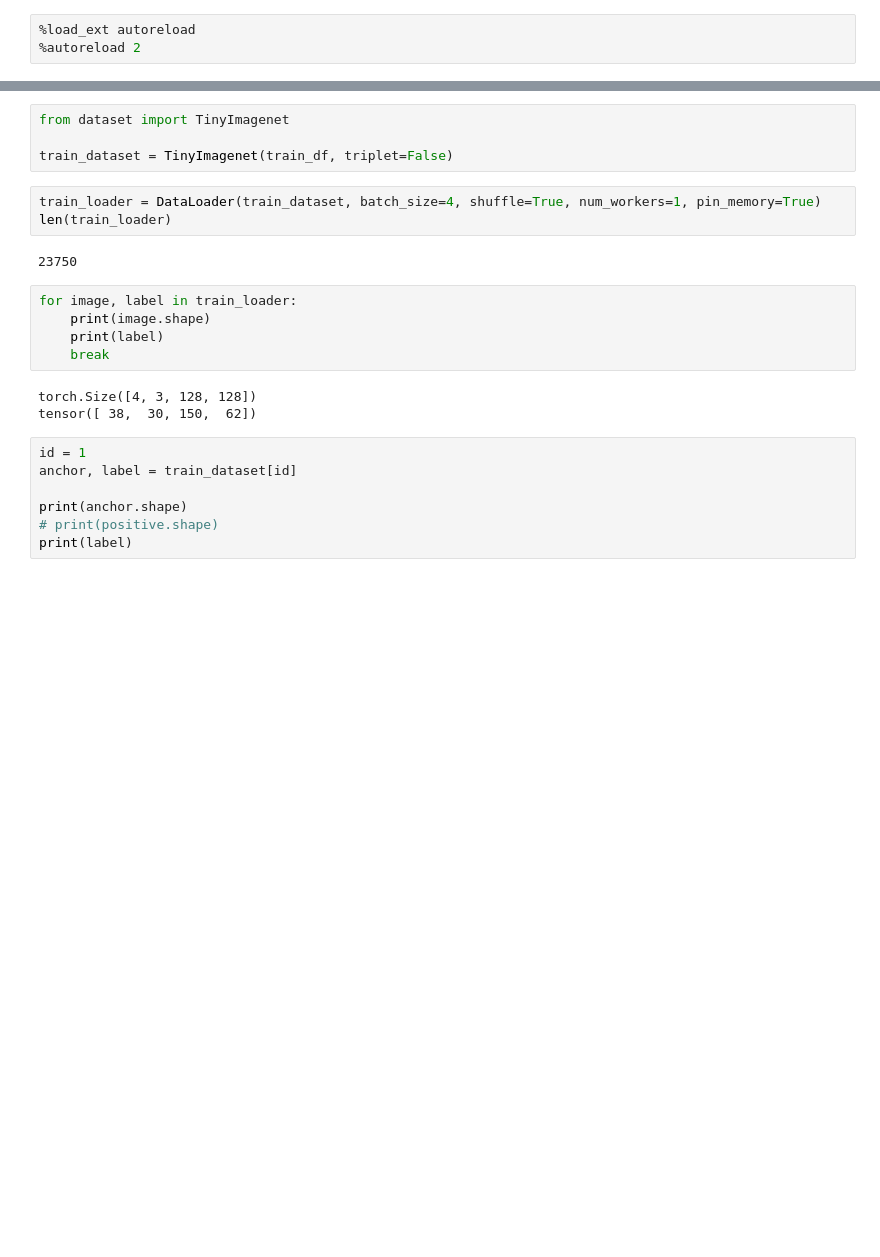
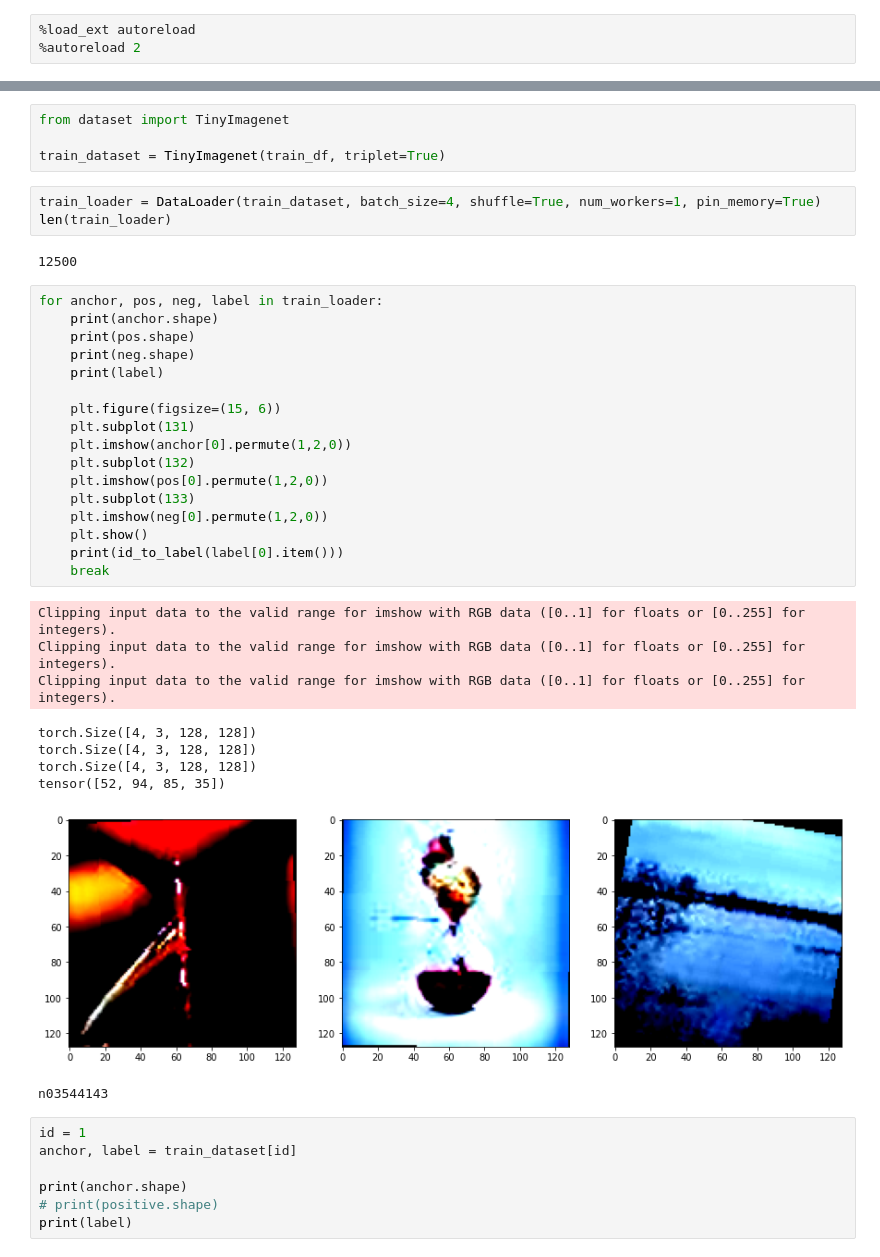
Before and after one commit to sowmen/MLMI12-Image-Similarity-Matching, a Jupyter notebook: scratchpad.ipynb, the cells around one changed output, grey strips where cells are left out. Drawn from its saved outputs; the diff is of its cells as text; blank space fills up the shorter version.

Commit message:
triplet

```diff
--- a/scratchpad.ipynb
+++ b/scratchpad.ipynb
@@ -28,20 +30,39 @@ train_df
 # %%
 from dataset import TinyImagenet
 
-train_dataset = TinyImagenet(train_df, triplet=False)
+train_dataset = TinyImagenet(train_df, triplet=True)
 # %%
 train_loader = DataLoader(train_dataset, batch_size=4, shuffle=True, num_workers=1, pin_memory=True)
 len(train_loader)
 # %% [output]
-23750
+12500
-# %%
-for image, label in train_loader:
-    print(image.shape)
-    print(label)
-    break
-# %% [output]
-torch.Size([4, 3, 128, 128])
-tensor([ 38,  30, 150,  62])
+# %%
+for anchor, pos, neg, label in train_loader:
+    print(anchor.shape)
+    print(pos.shape)
+    print(neg.shape)
+    print(label)
+
+    plt.figure(figsize=(15, 6))
+    plt.subplot(131)
+    plt.imshow(anchor[0].permute(1,2,0))
+    plt.subplot(132)
+    plt.imshow(pos[0].permute(1,2,0))
+    plt.subplot(133)
+    plt.imshow(neg[0].permute(1,2,0))
+    plt.show()
+    print(id_to_label(label[0].item()))
+    break
+# %% [output]
+Clipping input data to the valid range for imshow with RGB data ([0..1] for floats or [0..255] for integers).
+Clipping input data to the valid range for imshow with RGB data ([0..1] for floats or [0..255] for integers).
+Clipping input data to the valid range for imshow with RGB data ([0..1] for floats or [0..255] for integers).
+torch.Size([4, 3, 128, 128])
+torch.Size([4, 3, 128, 128])
+torch.Size([4, 3, 128, 128])
+tensor([52, 94, 85, 35])
+[figure, added]
+n03544143
 # %%
 id = 1
 anchor, label = train_dataset[id]
```
Also changed, not shown: parts of 2 cells of this notebook, 4 other files.
